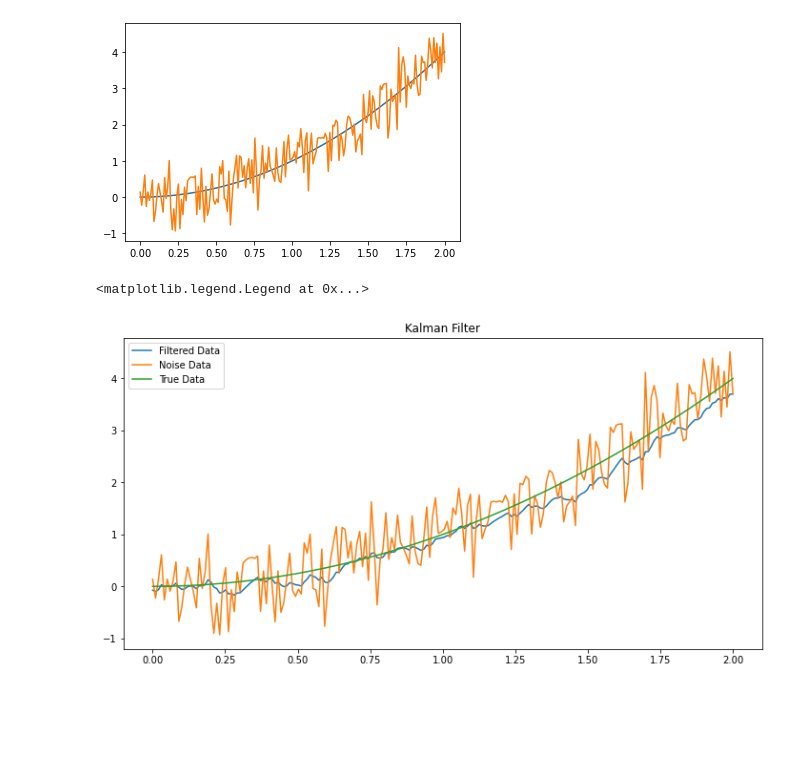
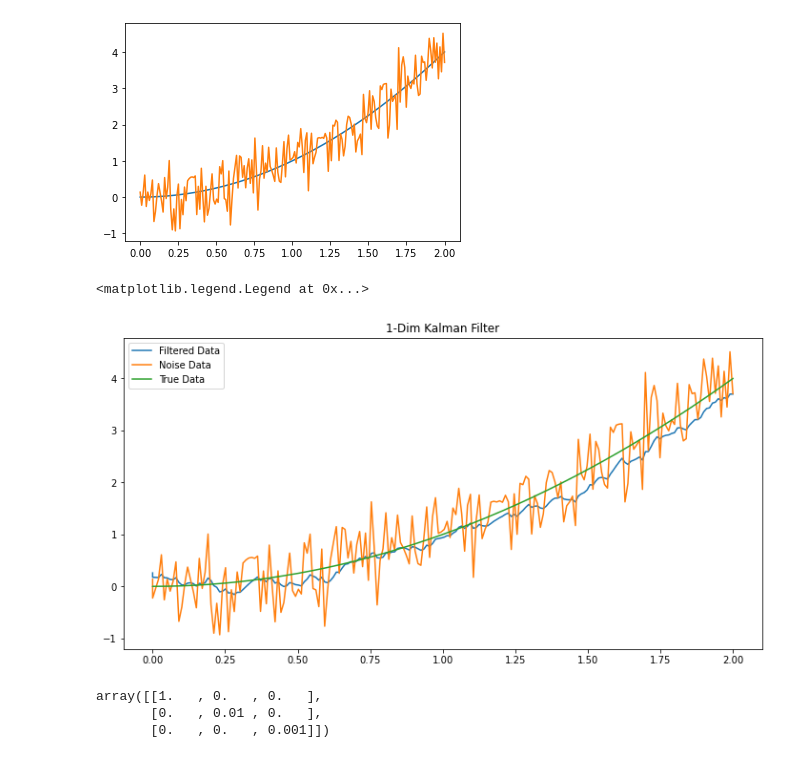
Before and after one commit to A-Big-Tortoise/NRSR_Tutorial, a Jupyter notebook: Notes/Kalman Filter.ipynb, the cells around one changed output. Saved outputs shown, nothing was run; the diff lists cells and outputs as text; code cells hidden in the pictures; blank space fills up the shorter version.

Commit message:
Add Relative Complexed Demo of Kalman Filter

```diff
--- a/Notes/Kalman Filter.ipynb
+++ b/Notes/Kalman Filter.ipynb
@@ -14,9 +16,11 @@ plt.plot(t, y, t, y_1)
  <matplotlib.lines.Line2D at 0x...>]
 [figure]
 # %%
-# X(k)=F*X(k-1)+Q
-# Y(k)=H*X(k)+R
+# Kalman Filter
+# X(k)=F*X(k-1)+Q Q~N(mu_Q, sigma_Q)
+# Y(k)=H*X(k)+R R~N(mu_R, sigma_R)
 
+# 1-dim KF iterative funtion
 # x_minus(k) = F * x_plus(k-1)
 # P_minus(k) = F**2 * P_plus(k-1) + sigma_Q
 # K(k) = P_minus(k) * H / (H * P_minus(k) + sigma_R)
@@ -24,7 +28,9 @@ plt.plot(t, y, t, y_1)
 # P_plus(k) = (I - K(k) * H) * P_minus(k)
 
 # model:
+# Prediction function
 # x(k) = x(k-1) + Q ~ N(0, sigma_Q)
+# Measurement function
 # y(k) = x(k-1) + R ~ N(0, sigma_R)
 
 # 1. 1-dim signal
@@ -49,34 +55,34 @@ y_1;
 x_plus[0] = x0
 x_minus[0] = x0
 P_plus[0] = 0.1 * 2
 P_minus[0] = 0.1 * 2
 
 #
 # relationship between mu and x
 #
 
 # x_minus(k) = F * x_plus(k-1)
 # P_minus(k) = F**2 * P_plus(k-1) + sigma_Q
 # K(k) = P_minus(k) * H / (H * P_minus(k) + sigma_R)
 # x_plus(k) = x_minus(k) + K(k) * (y(k) - H * x_minus(k))
 # P_plus(k) = (I - K(k) * H) * P_minus(k)
 
 for k in range(1, len(t)):
-    # prediction step
+    # Prediction step
     x_minus[k] = F * x_plus[k-1]
     P_minus[k] = F**2 * P_plus[k-1] + sigma_Q
 
-    # update step
+    # Measurement step
     K[k] = P_minus[k] * H / (H * P_minus[k] + sigma_R)
     x_plus[k] = x_minus[k] + K[k] * (y_1[k] - H * x_minus[k])
     P_plus[k] = (1 - K[k] * H) * P_minus[k]
 
 plt.figure(figsize=(12, 6))
-plt.title('Kalman Filter')
+plt.title('1-Dim Kalman Filter')
 plt.plot(t, x_plus, label='Filtered Data')
 plt.plot(t, y_1, label='Noise Data')
 plt.plot(t, y, label='True Data')
 plt.legend()
 # %% [output]
 <matplotlib.legend.Legend at 0x...>
-[figure, old version]
+[figure, new version]
@@ -82,0 +116,6 @@ plt.legend()
+# %%
+sigma_Q
+# %% [output]
+array([[1.   , 0.   , 0.   ],
+       [0.   , 0.01 , 0.   ],
+       [0.   , 0.   , 0.001]])
```
Also changed, not shown: parts of 8 cells of this notebook.
